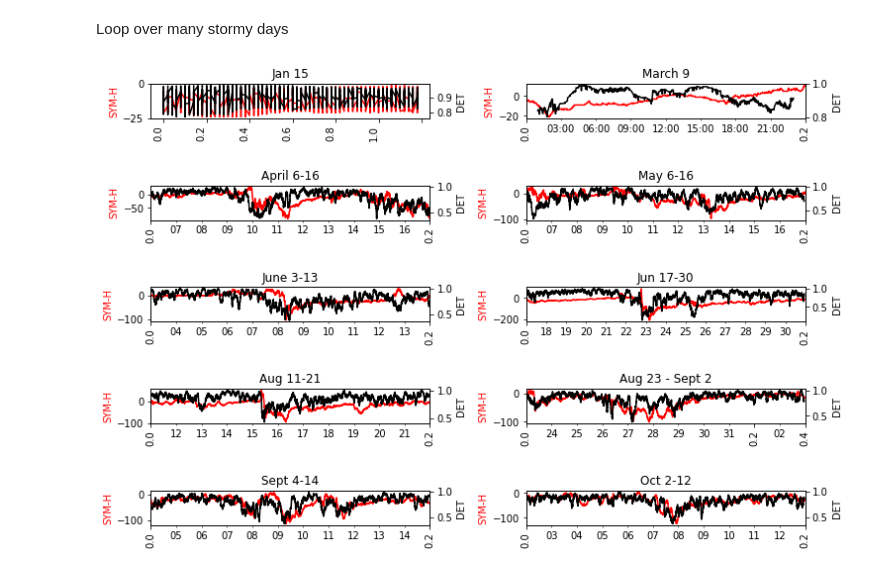
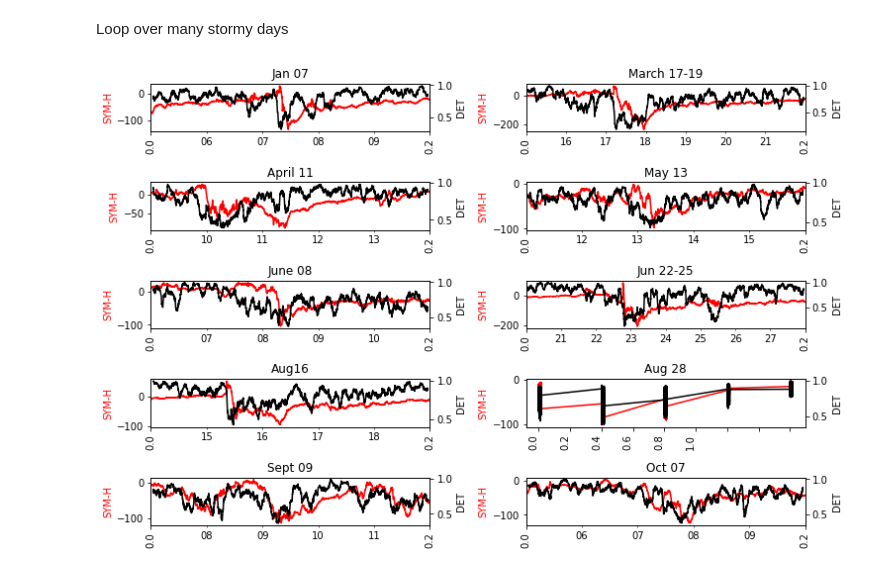
Before and after one commit to ogunjosam/chaos_geomagnetic_storms, a Jupyter notebook: SYM_H_chaos.ipynb, the cells around one changed output. Cells and saved outputs as stored; diff of their text form; code cells hidden in the pictures.

```diff
--- a/SYM_H_chaos.ipynb
+++ b/SYM_H_chaos.ipynb
@@ -26,8 +26,8 @@ from pyunicorn.timeseries import RecurrencePlot
 # %% [markdown]
 Import the data from Github
 # %%
-url = 'https://raw.githubusercontent.com/ogunjosam/chaos_geomagnetic_storms/main/demo_symh_data.csv'
-xx = pd.read_csv(url,parse_dates=[['DATE','TIME']],usecols=['DATE','TIME','SYM-H'],index_col='DATE_TIME')
+url = 'https://raw.githubusercontent.com/ogunjosam/chaos_geomagnetic_storms/main/SymH.xlsx'
+xx = pd.read_excel(url,parse_dates=[['DATE','TIME']],usecols=['DATE','TIME','SYM-H'],index_col='DATE_TIME',sheet_name=7)
 
 xx.plot()
 # %% [output]
@@ -72,36 +72,36 @@ lag = 60
 
 fig,ax = plt.subplots(5,2,figsize=(10,8),sharex=False,sharey=False)
 fig.subplots_adjust(hspace=0.0,wspace=0.0)
-plt.tight_layout(h_pad=6,w_pad=6)
+plt.tight_layout(h_pad=4,w_pad=6)
 axf = ax.flatten()
 
 xnam = pd.ExcelFile(url)
 xx_tit = xnam.sheet_names
 
 for j in np.arange(10):
   xx = pd.read_excel(url,parse_dates=[['DATE','TIME']],usecols=['DATE','TIME','SYM-H'],index_col='DATE_TIME',sheet_name=j)
   xy = xx.values
 
   zy = np.empty(len(xy))
   ky = np.empty(len(xy))
   zy[:], ky[:] = np.NaN, np.NaN
 
   for i in np.arange(lag,len(xy)-lag):
     uy = RecurrencePlot(xy[i-lag:i+lag],threshold=0.05,silence_level=10)
     ky[i] = np.mean(xy[i-lag:i+lag])
     zy[i] = uy.determinism()
 
 
   xx['DET'] = zy
   xx['MEAN'] = ky
   xx['SYM-H'].plot(ax=axf[j],ylabel='SYM-H',secondary_y = False,color='red')
   xx['DET'].plot(ax=axf[j],secondary_y = True, mark_right=True,rot=0,color='black')
   axf[j].set_xticklabels(axf[j].get_xticklabels(),rotation=90)
   axf[j].yaxis.label.set_color('red')
   axf[j].set_title(xx_tit[j])
   axf[j].set_xlabel('')
   plt.ylabel('DET')
 
   xx = []
 # %% [output]
-[figure, old version]
+[figure, new version]
```
Also changed, not shown: parts of 1 cell of this notebook.
